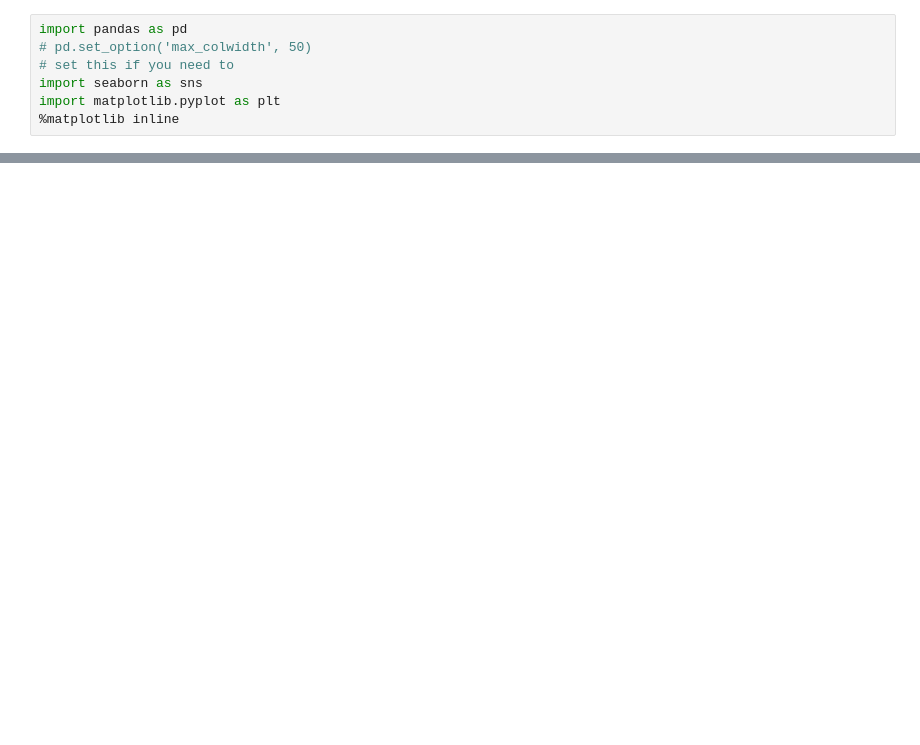
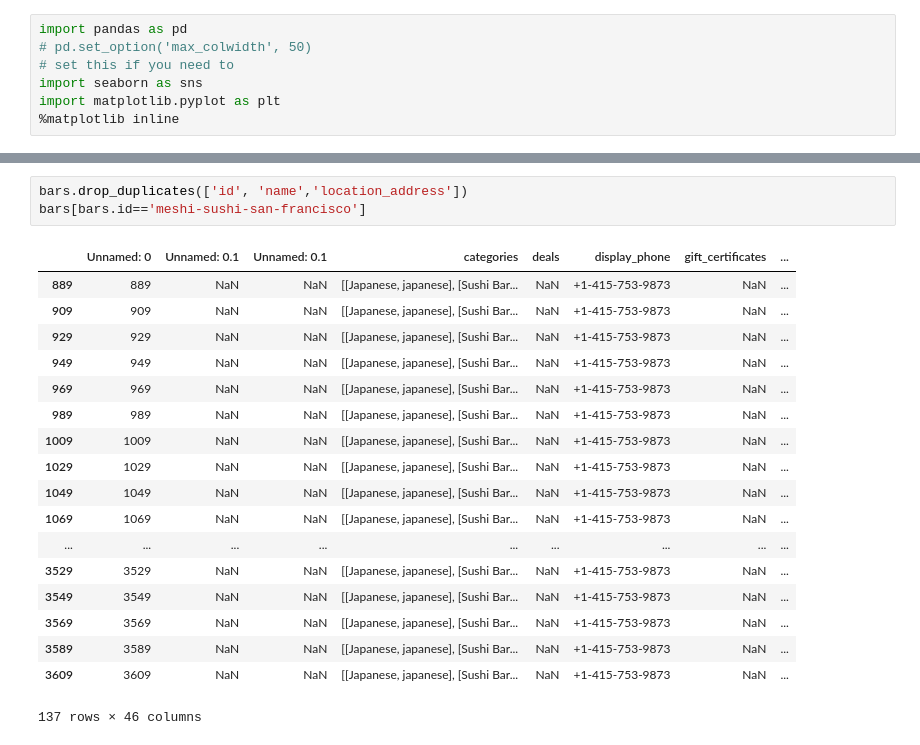
Before and after one commit to deepagoyal/sfdat28_work, a Jupyter notebook: notebooks/Project_ExploratoryAnalysis.ipynb, the cells around one changed output, grey strips where cells are left out. Cells and saved outputs as stored; diff of their text form; blank space fills up the shorter version.

```diff
--- a/notebooks/Project_ExploratoryAnalysis.ipynb
+++ b/notebooks/Project_ExploratoryAnalysis.ipynb
@@ -19,0 +62,22 @@ bars.shape
+# %%
+bars.drop_duplicates(['id', 'name','location_address'])
+bars[bars.id=='meshi-sushi-san-francisco']
+# %% [output]
+|  | Unnamed: 0 | Unnamed: 0.1 | Unnamed: 0.1 | categories | deals | display_phone | gift_certificates | ... |
+| 889 | 889 | NaN | NaN | [[Japanese, japanese], [Sushi Bar... | NaN | +1-415-753-9873 | NaN | ... |
+| 909 | 909 | NaN | NaN | [[Japanese, japanese], [Sushi Bar... | NaN | +1-415-753-9873 | NaN | ... |
+| 929 | 929 | NaN | NaN | [[Japanese, japanese], [Sushi Bar... | NaN | +1-415-753-9873 | NaN | ... |
+| 949 | 949 | NaN | NaN | [[Japanese, japanese], [Sushi Bar... | NaN | +1-415-753-9873 | NaN | ... |
+| 969 | 969 | NaN | NaN | [[Japanese, japanese], [Sushi Bar... | NaN | +1-415-753-9873 | NaN | ... |
+| 989 | 989 | NaN | NaN | [[Japanese, japanese], [Sushi Bar... | NaN | +1-415-753-9873 | NaN | ... |
+| 1009 | 1009 | NaN | NaN | [[Japanese, japanese], [Sushi Bar... | NaN | +1-415-753-9873 | NaN | ... |
+| 1029 | 1029 | NaN | NaN | [[Japanese, japanese], [Sushi Bar... | NaN | +1-415-753-9873 | NaN | ... |
+| 1049 | 1049 | NaN | NaN | [[Japanese, japanese], [Sushi Bar... | NaN | +1-415-753-9873 | NaN | ... |
+| 1069 | 1069 | NaN | NaN | [[Japanese, japanese], [Sushi Bar... | NaN | +1-415-753-9873 | NaN | ... |
+| ... | ... | ... | ... | ... | ... | ... | ... | ... |
+| 3529 | 3529 | NaN | NaN | [[Japanese, japanese], [Sushi Bar... | NaN | +1-415-753-9873 | NaN | ... |
+| 3549 | 3549 | NaN | NaN | [[Japanese, japanese], [Sushi Bar... | NaN | +1-415-753-9873 | NaN | ... |
+| 3569 | 3569 | NaN | NaN | [[Japanese, japanese], [Sushi Bar... | NaN | +1-415-753-9873 | NaN | ... |
+| 3589 | 3589 | NaN | NaN | [[Japanese, japanese], [Sushi Bar... | NaN | +1-415-753-9873 | NaN | ... |
+| 3609 | 3609 | NaN | NaN | [[Japanese, japanese], [Sushi Bar... | NaN | +1-415-753-9873 | NaN | ... |
+137 rows × 46 columns
```
Also changed, not shown: parts of 17 cells of this notebook.
